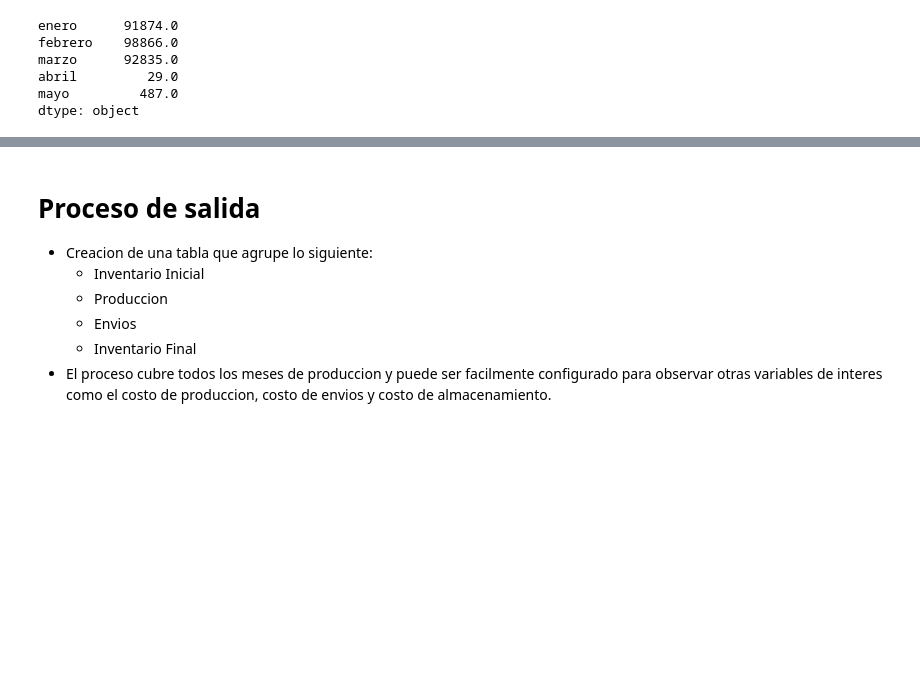
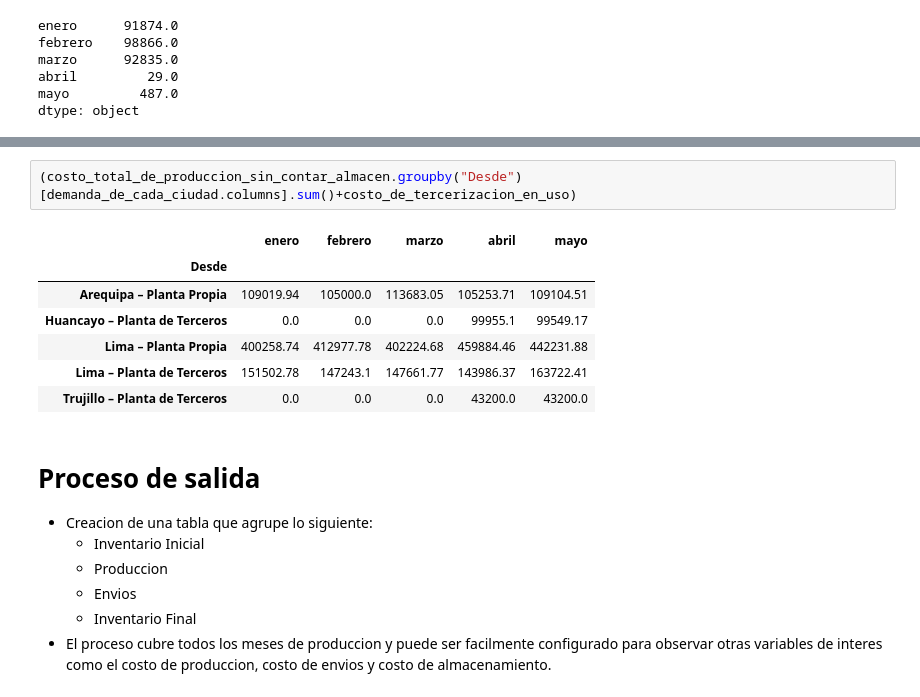
Before and after one commit to Her204/proceso_de_seleccion_cosas, a Jupyter notebook: modelo-de-optimizacion-para-proceso-de-seleccion.ipynb, the cells around one changed output, grey strips where cells are left out. Drawn from its saved outputs; the diff is of its cells as text; blank space fills up the shorter version.

```diff
--- a/modelo-de-optimizacion-para-proceso-de-seleccion.ipynb
+++ b/modelo-de-optimizacion-para-proceso-de-seleccion.ipynb
@@ -308,3 +284,13 @@ dtype: object
+# %%
+(costo_total_de_produccion_sin_contar_almacen.groupby("Desde")[demanda_de_cada_ciudad.columns].sum()+costo_de_tercerizacion_en_uso)
+# %% [output]
+|  | enero | febrero | marzo | abril | mayo |
+| Desde |  |  |  |  |  |
+| Arequipa – Planta Propia | 109019.94 | 105000.0 | 113683.05 | 105253.71 | 109104.51 |
+| Huancayo – Planta de Terceros | 0.0 | 0.0 | 0.0 | 99955.1 | 99549.17 |
+| Lima – Planta Propia | 400258.74 | 412977.78 | 402224.68 | 459884.46 | 442231.88 |
+| Lima – Planta de Terceros | 151502.78 | 147243.1 | 147661.77 | 143986.37 | 163722.41 |
+| Trujillo – Planta de Terceros | 0.0 | 0.0 | 0.0 | 43200.0 | 43200.0 |
 # %% [markdown]
 # Proceso de salida
 - Creacion de una tabla que agrupe lo siguiente:
```
Also changed, not shown: parts of 21 cells of this notebook.
